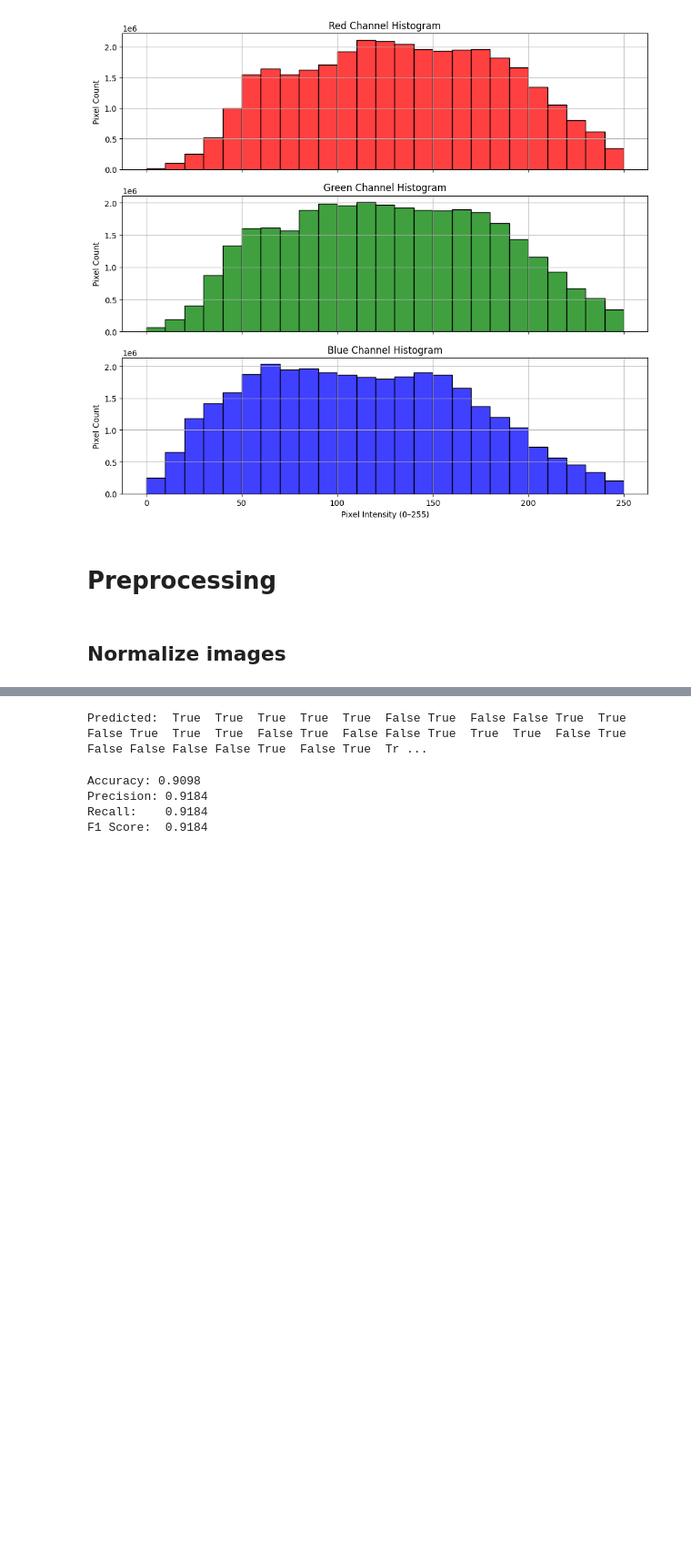
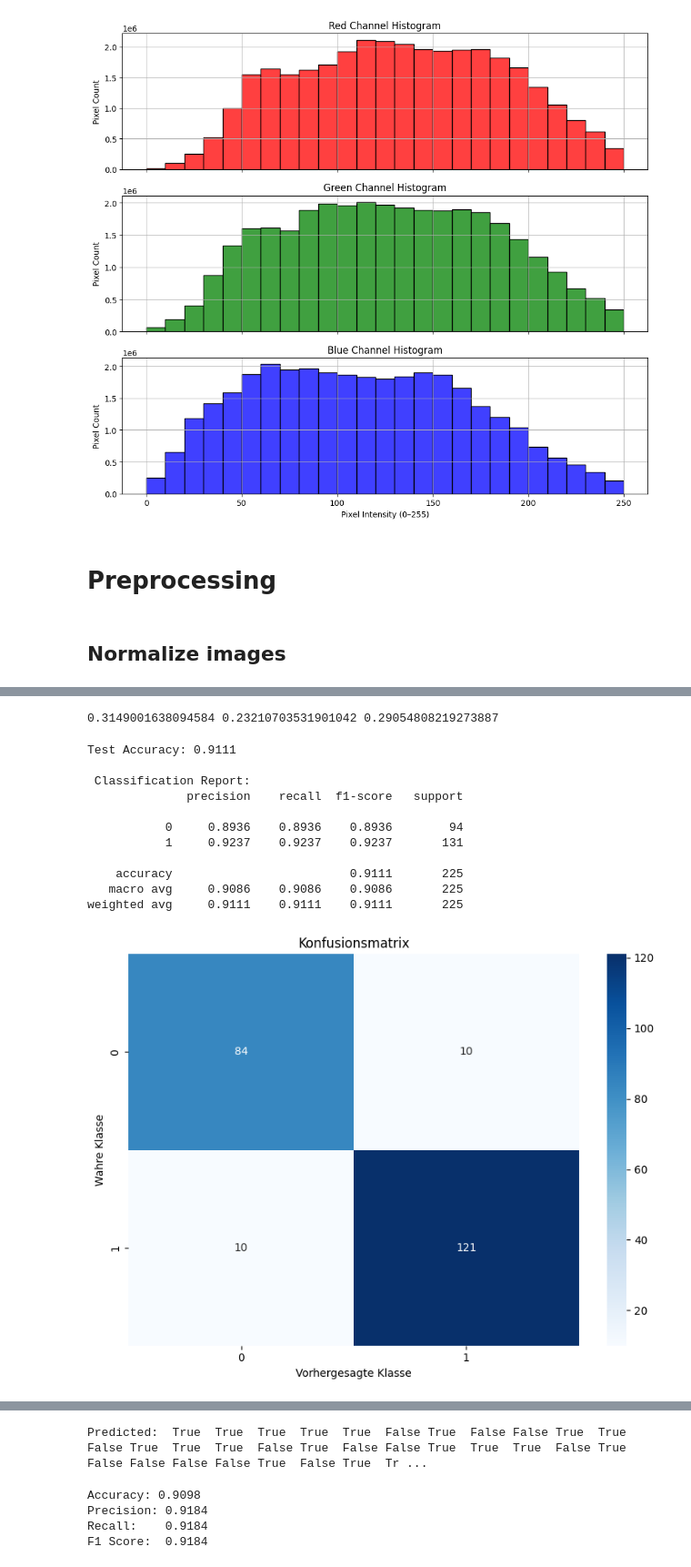
Before and after one commit to janikWa/Pitting_Detection, a Jupyter notebook: notebooks/own_cnn.ipynb, the cells around one changed output, grey strips where cells are left out. Shown at 91% size. Saved outputs shown, nothing was run; the diff lists cells and outputs as text; code cells hidden in the pictures; blank space fills up the shorter version.

```diff
--- a/notebooks/own_cnn.ipynb
+++ b/notebooks/own_cnn.ipynb
@@ -328,0 +424,63 @@ GroundTruth:  True  False True  True  True  False True  False True  True  True
+# %%
+time_light = load_metrics("light")["train_time"] /60
+time_medium = load_metrics("medium")["train_time"] /60
+time_strong = load_metrics("strong")["train_time"] /60
+
+print(time_light, time_medium, time_strong)
+# %% [output]
+0.3149001638094584 0.23210703531901042 0.29054808219273887
+# %%
+def test_model(model, test_loader, class_names=None, return_metrics=False):
+
+    model.eval()
+    all_preds = []
+    all_labels = []
+
+    with torch.no_grad():
+        for images, labels in test_loader:
+            images = images.to(device)
+            labels = labels.to(device)
+            outputs = model(images)
+            _, preds = torch.max(outputs, 1)
+            all_preds.extend(preds.cpu().numpy())
+            all_labels.extend(labels.cpu().numpy())
+
+    # metrics
+    acc = accuracy_score(all_labels, all_preds)
+    cm = confusion_matrix(all_labels, all_preds)
+    report = classification_report(all_labels, all_preds, digits=4)
+
+    print(f"Test Accuracy: {acc:.4f}")
+    print("\n Classification Report:")
+    print(report)
+
+    # Confusion matrix
+    plt.figure(figsize=(8, 6))
+    try:
+        sns.heatmap(cm, annot=True, fmt="d", cmap="Blues",
+                    xticklabels=class_names, yticklabels=class_names)
+    except:
+        sns.heatmap(cm, annot=True, fmt="d", cmap="Blues")
+    plt.xlabel("Vorhergesagte Klasse")
+    plt.ylabel("Wahre Klasse")
+    plt.title("Konfusionsmatrix")
+    plt.tight_layout()
+    plt.show()
+
+    if return_metrics:
+        return acc, cm, report
+# %%
+test_model(light_model, test_loader_light)
+# %% [output]
+Test Accuracy: 0.9111
+
+ Classification Report:
+              precision    recall  f1-score   support
+
+           0     0.8936    0.8936    0.8936        94
+           1     0.9237    0.9237    0.9237       131
+
+    accuracy                         0.9111       225
+   macro avg     0.9086    0.9086    0.9086       225
+weighted avg     0.9111    0.9111    0.9111       225
+[figure, added]
```
Also changed, not shown: parts of 29 cells of this notebook, 4 other files.
